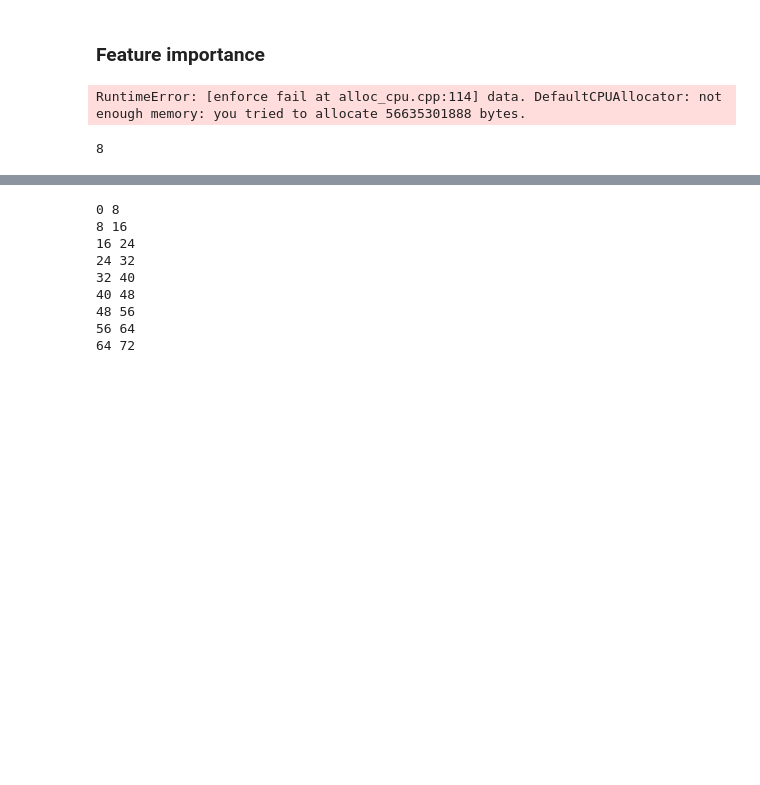
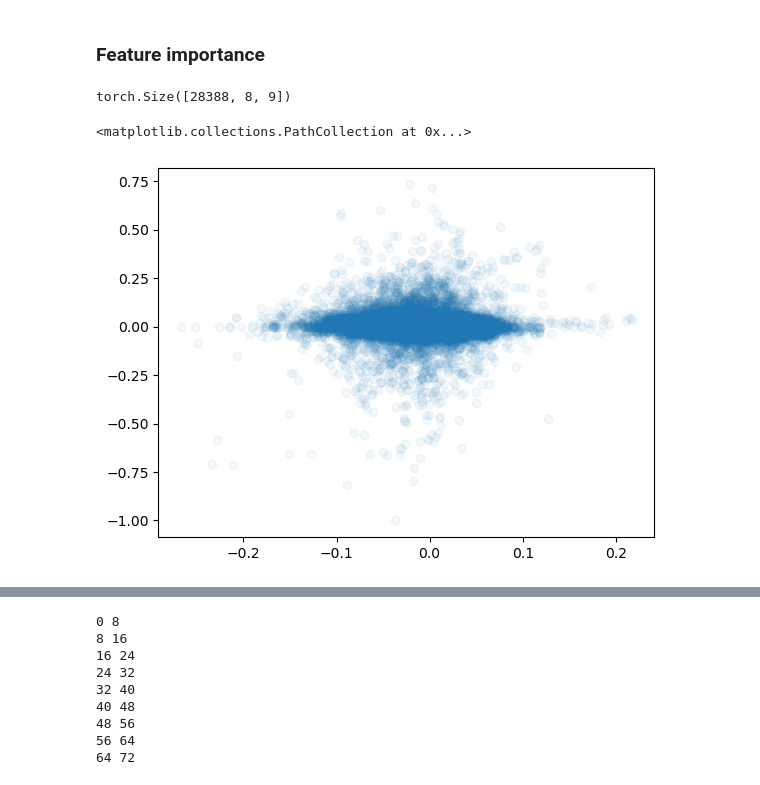
Before and after one commit to YoungHyunKoo/Seaice_topo_DL, a Jupyter notebook: Analyze_Ross.ipynb, the cells around one changed output, grey strips where cells are left out. Drawn from its saved outputs; the diff is of its cells as text; code cells hidden in the pictures; blank space fills up the shorter version.

```diff
--- a/Analyze_Ross.ipynb
+++ b/Analyze_Ross.ipynb
@@ -445,8 +501,3 @@ for ind in np.arange(laps, 40) + 120:
     draw_ann_map(inputs, outputs, ind, d1, xx, yy, net, device, mask)
 # %% [markdown]
 ### Feature importance
-# %%
-ig = IntegratedGradients(net)
-ig_attr_test = ig.attribute(train_input, n_steps=10)
-# %% [output]
-RuntimeError: [enforce fail at alloc_cpu.cpp:114] data. DefaultCPUAllocator: not enough memory: you tried to allocate 56635301888 bytes.
@@ -455,4 +504,4 @@ ig_attr_train_sum = ig_attr_test.detach().numpy().sum(0)
-# %%
-laps
-# %% [output]
-8
+# %%
+val_input.shape
+# %% [output]
+torch.Size([28388, 8, 9])
@@ -458,0 +541,5 @@ laps
+# %%
+plt.scatter(val_input[:, 0, 4], val_input[:, 0, 7], alpha = 0.05)
+# %% [output]
+<matplotlib.collections.PathCollection at 0x...>
+[figure, added]
```
Also changed, not shown: parts of 11 cells of this notebook, 1 other file.
